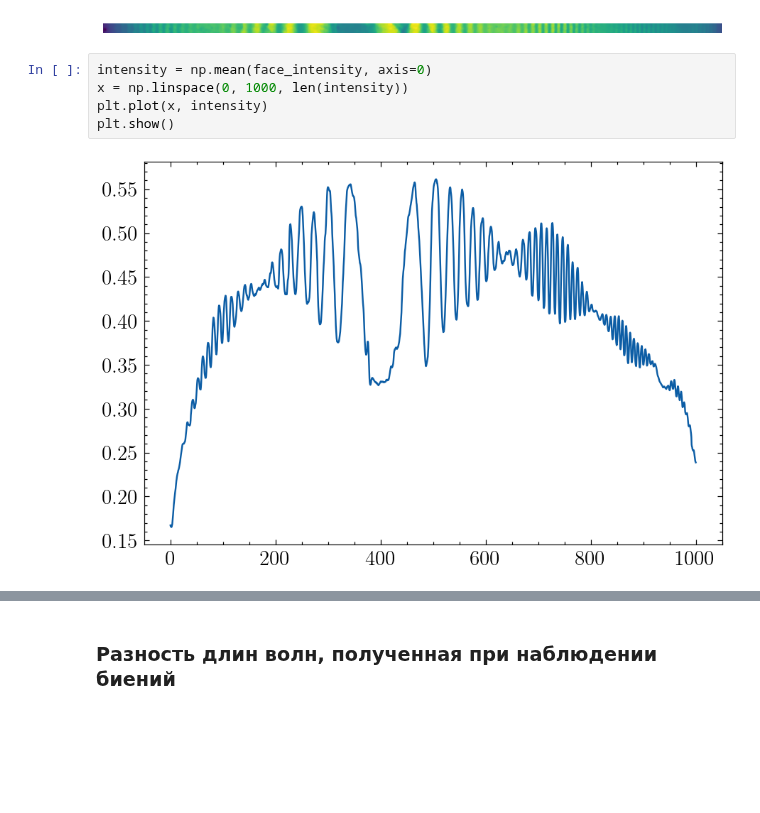
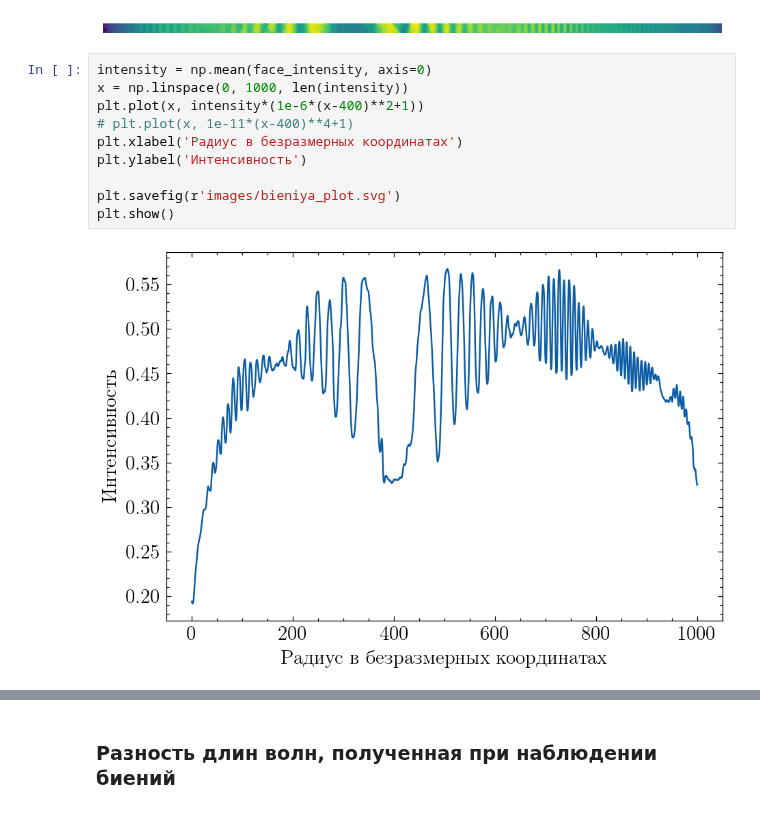
Before and after one commit to gleblug/experiment-automation, a Jupyter notebook: 4.2.1-hewton-rings/measurements.ipynb, the cells around one changed output, grey strips where cells are left out. Saved outputs shown, nothing was run; the diff lists cells and outputs as text; blank space fills up the shorter version.

```diff
--- a/4.2.1-hewton-rings/measurements.ipynb
+++ b/4.2.1-hewton-rings/measurements.ipynb
@@ -214,7 +214,12 @@ plt.show()
 # %%
 intensity = np.mean(face_intensity, axis=0)
 x = np.linspace(0, 1000, len(intensity))
-plt.plot(x, intensity)
+plt.plot(x, intensity*(1e-6*(x-400)**2+1))
+# plt.plot(x, 1e-11*(x-400)**4+1)
+plt.xlabel('Радиус в безразмерных координатах')
+plt.ylabel('Интенсивность')
+
+plt.savefig(r'images/bieniya_plot.svg')
 plt.show()
 # %% [output]
-[figure, old version]
+[figure, new version]
```
Also changed, not shown: parts of 2 cells of this notebook, 7 other files.
